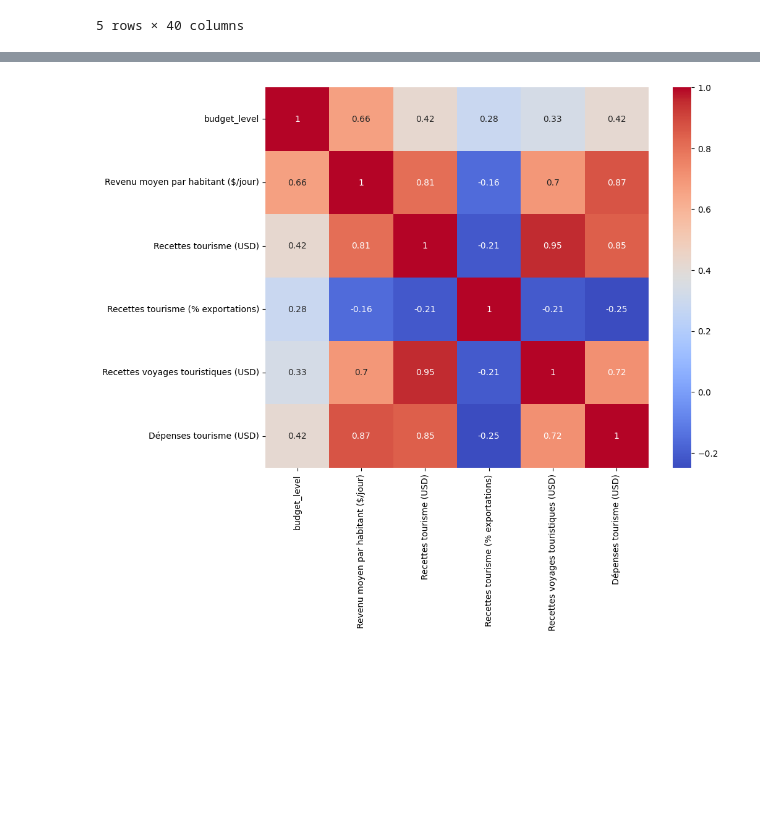
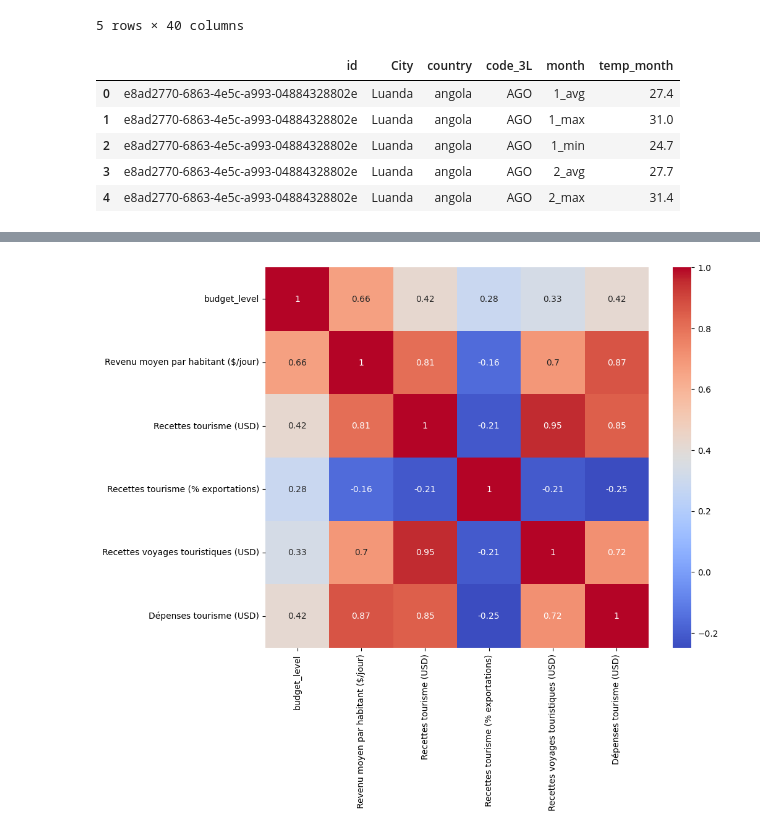
Before and after one commit to SileneR-create/ProjetCertif, a Jupyter notebook: Notebook/TraitementsDesDataframes.ipynb, the cells around one changed output, grey strips where cells are left out. Cells and saved outputs as stored; diff of their text form; code cells hidden in the pictures; blank space fills up the shorter version.

```diff
--- a/Notebook/Untitled.ipynb
+++ b/Notebook/TraitementsDesDataframes.ipynb
@@ -129,3 +139,22 @@ df_meteo.head()
 | 3 | 778d28df-a4fa-4328-896e-4a9f80216fda | Maun | botswana | BWA | 26.6 | 32.0 | 21.2 | ... |
 | 4 | 73036cda-9134-46fc-a2c6-807782d59dfb | Whistler | canada | CAN | -2.5 | 0.4 | -5.5 | ... |
 5 rows × 40 columns
+# %%
+df_long = pd.wide_to_long(
+    df_meteo,
+    stubnames=["temp_month"],
+    i=["id", "City", "country", "code_3L"],  # identifiants fixes
+    j="month",
+    sep="",
+    suffix=r"\d+_(avg|max|min)"
+).reset_index()
+# %%
+df_long.shape
+df_long.head()
+# %% [output]
+|  | id | City | country | code_3L | month | temp_month |
+| 0 | e8ad2770-6863-4e5c-a993-04884328802e | Luanda | angola | AGO | 1_avg | 27.4 |
+| 1 | e8ad2770-6863-4e5c-a993-04884328802e | Luanda | angola | AGO | 1_max | 31.0 |
+| 2 | e8ad2770-6863-4e5c-a993-04884328802e | Luanda | angola | AGO | 1_min | 24.7 |
+| 3 | e8ad2770-6863-4e5c-a993-04884328802e | Luanda | angola | AGO | 2_avg | 27.7 |
+| 4 | e8ad2770-6863-4e5c-a993-04884328802e | Luanda | angola | AGO | 2_max | 31.4 |
```
Also changed, not shown: parts of 28 cells of this notebook, 8 other files.
